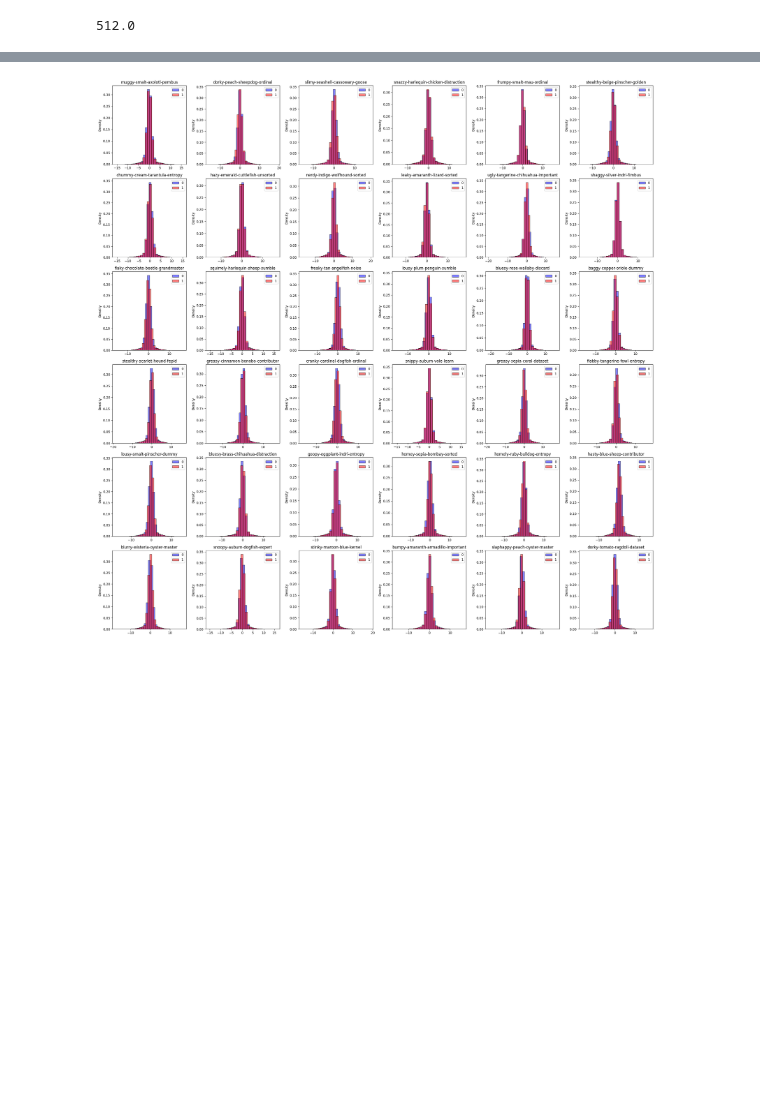
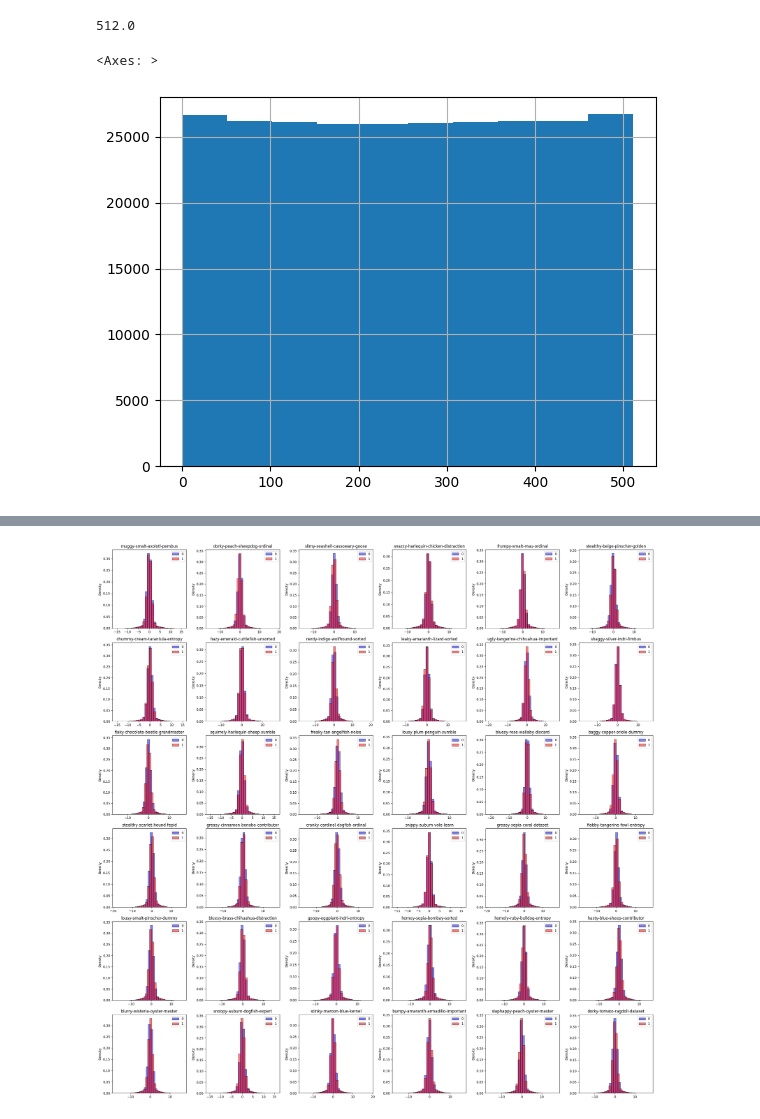
Before and after one commit to p-garden/Kaggle_prj, a Jupyter notebook: Instant Gratification/instant-gratification.ipynb, the cells around one changed output, grey strips where cells are left out. Drawn from its saved outputs; the diff is of its cells as text; code cells hidden in the pictures; blank space fills up the shorter version.

```diff
--- a/Instant Gratification/instant-gratification.ipynb
+++ b/Instant Gratification/instant-gratification.ipynb
@@ -112,6 +112,11 @@ train["wheezy-copper-turtle-magic"].value_counts().mean()
 #해당열은 512개의 유니크한 값을 가지며 유니크한 값이 평균 512개의 개수를 가집
 # %% [output]
 512.0
+# %%
+train["wheezy-copper-turtle-magic"].hist()
+# %% [output]
+<Axes: >
+[figure, added]
 # %%
 train_columns= [c for c in train_columns if c not in ["id", "target", "wheezy-copper-turtle-magic"]]
 
```
Also changed, not shown: parts of 7 cells of this notebook.
